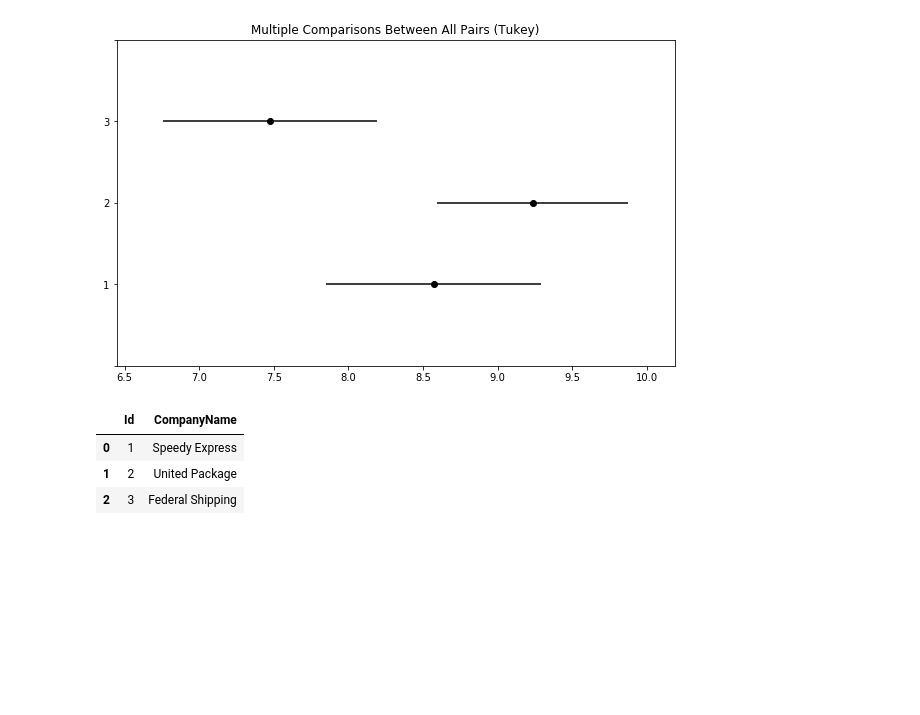
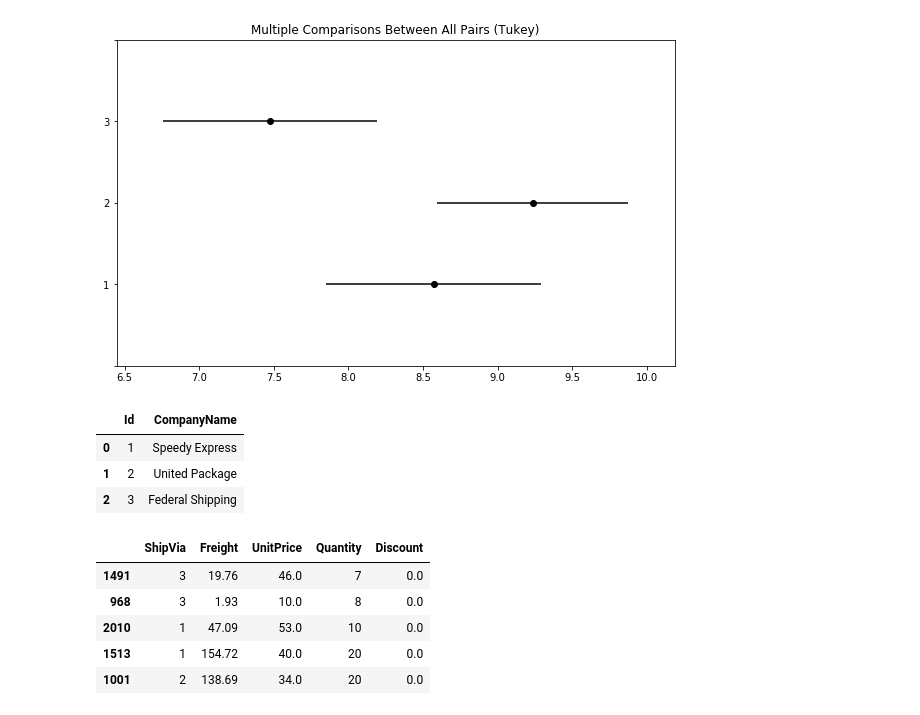
Before and after one commit to ajain1017/dsc-mod-3-project-online-ds-pt-081219, a Jupyter notebook: index.ipynb, the cells around one changed output. Saved outputs shown, nothing was run; the diff lists cells and outputs as text; code cells hidden in the pictures; blank space fills up the shorter version.

```diff
--- a/index.ipynb
+++ b/index.ipynb
@@ -1071,3 +1152,17 @@ q7.drop_duplicates(subset=None, keep='first')
 | 0 | 1 | Speedy Express |
 | 1 | 2 | United Package |
 | 2 | 3 | Federal Shipping |
+# %%
+x = """SELECT o.ShipVia, o.Freight, od.UnitPrice, od.Quantity, od.Discount
+       FROM [Order] as o
+       JOIN Orderdetail AS od ON o.Id = od.OrderId
+       ;"""
+q7A = pd.read_sql_query(x, conn)
+q7A.sample(5)
+# %% [output]
+|  | ShipVia | Freight | UnitPrice | Quantity | Discount |
+| 1491 | 3 | 19.76 | 46.0 | 7 | 0.0 |
+| 968 | 3 | 1.93 | 10.0 | 8 | 0.0 |
+| 2010 | 1 | 47.09 | 53.0 | 10 | 0.0 |
+| 1513 | 1 | 154.72 | 40.0 | 20 | 0.0 |
+| 1001 | 2 | 138.69 | 34.0 | 20 | 0.0 |
```
Also changed, not shown: parts of 39 cells of this notebook, 1 other file.
